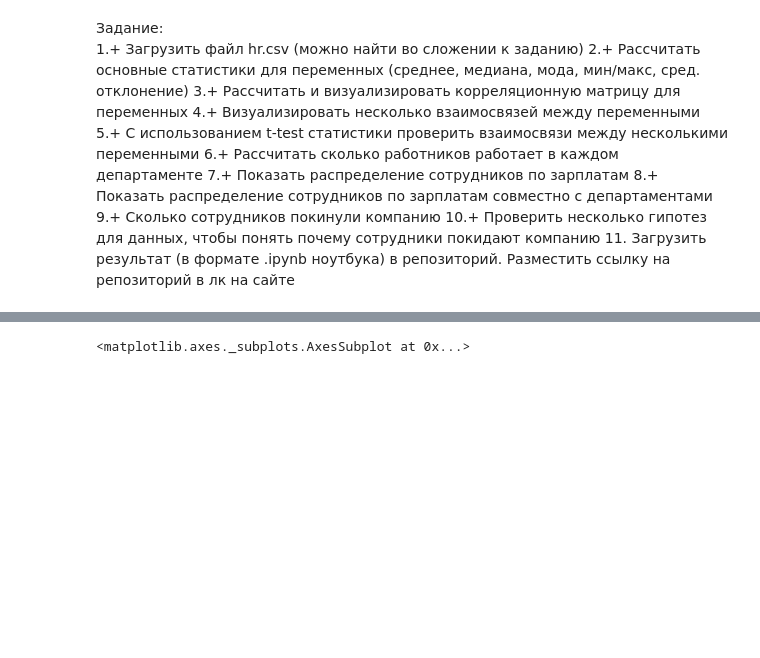
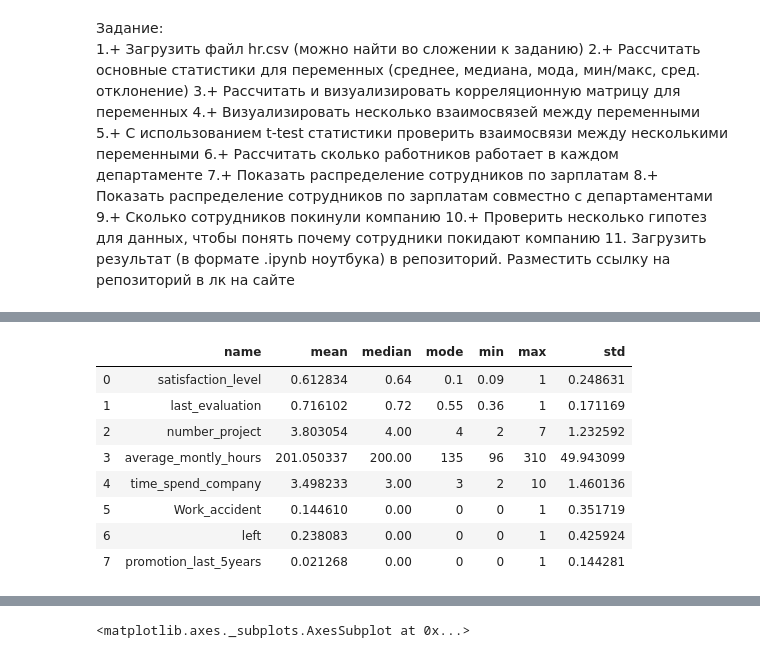
Before and after one commit to BuAnalyst/nstudy_pyda, a Jupyter notebook: Дипломаная работа/Работа дипломная.ipynb, the cells around one changed output, grey strips where cells are left out. Drawn from its saved outputs; the diff is of its cells as text; code cells hidden in the pictures; blank space fills up the shorter version.

```diff
--- a/Дипломаная работа/Работа дипломная.ipynb
+++ b/Дипломаная работа/Работа дипломная.ipynb
@@ -71,0 +22,35 @@ data
+# %%
+# 2. Рассчитать основные статистики для переменных (среднее, медиана, мода, мин/макс, сред. отклонение)
+
+mean = data.mean().to_frame().reset_index()
+median = data.median().to_frame().reset_index()
+mode = data.mode().head(1).unstack().to_frame().reset_index()
+min_ = data.min().to_frame().reset_index()
+max_ = data.max().to_frame().reset_index()
+std_ = data.std().to_frame().reset_index()
+mean.columns = ['name','mean']
+median.columns = ['name','median']
+mode.columns = ['name','','mode']
+min_.columns = ['name','min']
+max_.columns = ['name','max']
+std_.columns = ['name','std']
+
+basic_statistics = (mean
+                       .merge(median, how='left', on='name')
+                       .merge(mode, how='left', on='name')
+                       .merge(min_, how='left', on='name')
+                       .merge(max_, how='left', on='name')
+                       .merge(std_, how='left', on='name')
+                      )
+
+basic_statistics[['name','mean','median','mode','min','max','std']].head(10)
+# %% [output]
+|  | name | mean | median | mode | min | max | std |
+| 0 | satisfaction_level | 0.612834 | 0.64 | 0.1 | 0.09 | 1 | 0.248631 |
+| 1 | last_evaluation | 0.716102 | 0.72 | 0.55 | 0.36 | 1 | 0.171169 |
+| 2 | number_project | 3.803054 | 4.00 | 4 | 2 | 7 | 1.232592 |
+| 3 | average_montly_hours | 201.050337 | 200.00 | 135 | 96 | 310 | 49.943099 |
+| 4 | time_spend_company | 3.498233 | 3.00 | 3 | 2 | 10 | 1.460136 |
+| 5 | Work_accident | 0.144610 | 0.00 | 0 | 0 | 1 | 0.351719 |
+| 6 | left | 0.238083 | 0.00 | 0 | 0 | 1 | 0.425924 |
+| 7 | promotion_last_5years | 0.021268 | 0.00 | 0 | 0 | 1 | 0.144281 |
```
Also changed, not shown: parts of 11 cells of this notebook.
